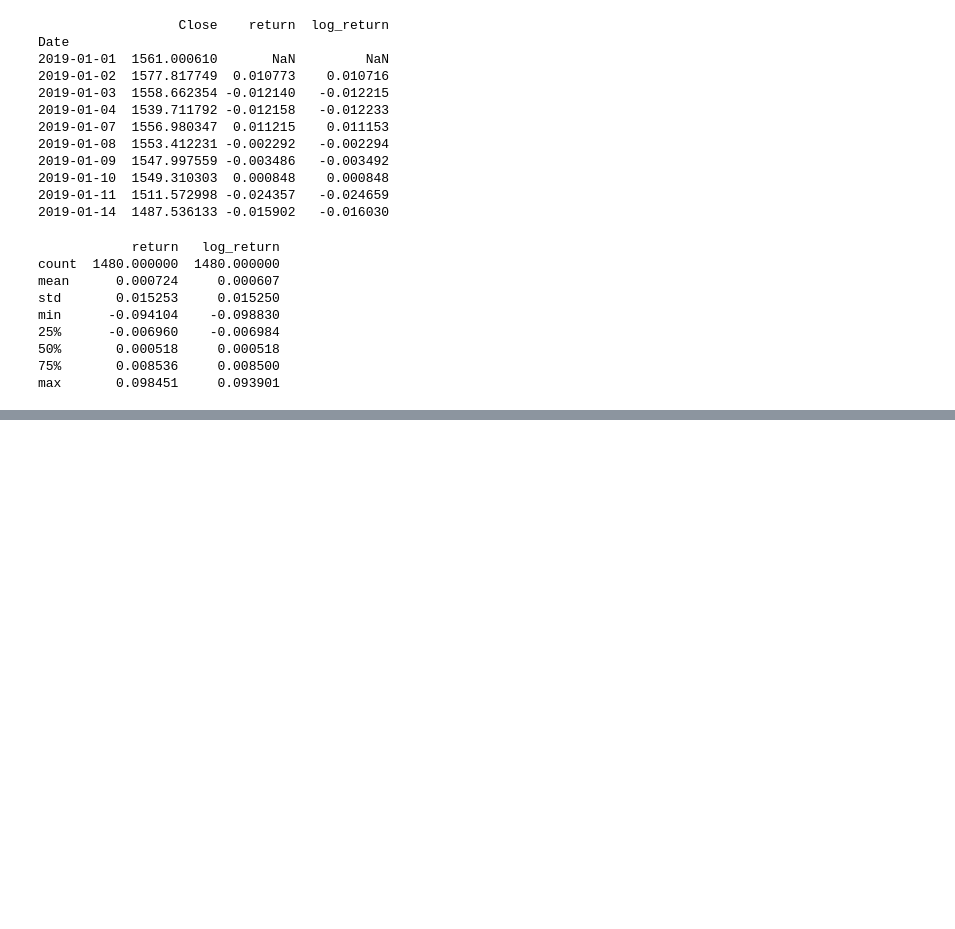
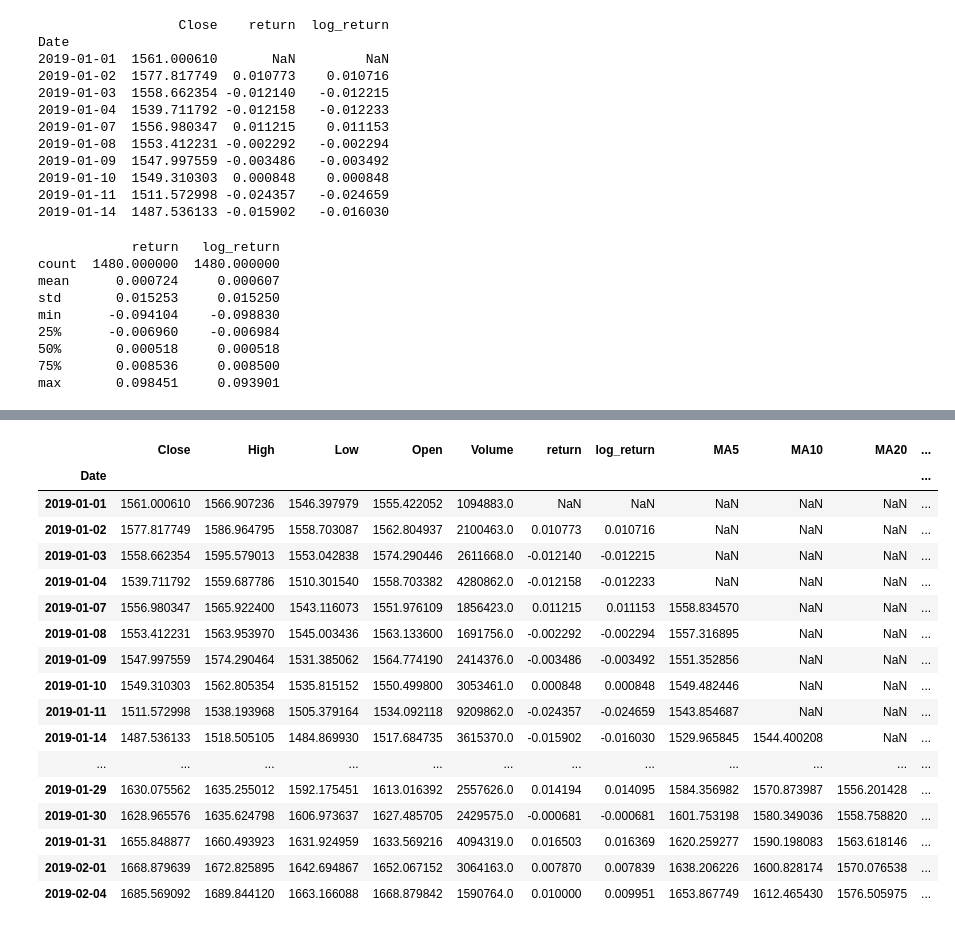
Before and after one commit to adityab-tech/Prism, a Jupyter notebook: W2_Prism.ipynb, the cells around one changed output, grey strips where cells are left out. Saved outputs shown, nothing was run; the diff lists cells and outputs as text; code cells hidden in the pictures; blank space fills up the shorter version.

```diff
--- a/W2_Prism.ipynb
+++ b/W2_Prism.ipynb
@@ -164,0 +292,21 @@ max       0.098451     0.093901
+# %%
+df.head(25)
+# %% [output]
+|  | Close | High | Low | Open | Volume | return | log_return | MA5 | MA10 | MA20 | ... |
+| Date |  |  |  |  |  |  |  |  |  |  | ... |
+| 2019-01-01 | 1561.000610 | 1566.907236 | 1546.397979 | 1555.422052 | 1094883.0 | NaN | NaN | NaN | NaN | NaN | ... |
+| 2019-01-02 | 1577.817749 | 1586.964795 | 1558.703087 | 1562.804937 | 2100463.0 | 0.010773 | 0.010716 | NaN | NaN | NaN | ... |
+| 2019-01-03 | 1558.662354 | 1595.579013 | 1553.042838 | 1574.290446 | 2611668.0 | -0.012140 | -0.012215 | NaN | NaN | NaN | ... |
+| 2019-01-04 | 1539.711792 | 1559.687786 | 1510.301540 | 1558.703382 | 4280862.0 | -0.012158 | -0.012233 | NaN | NaN | NaN | ... |
+| 2019-01-07 | 1556.980347 | 1565.922400 | 1543.116073 | 1551.976109 | 1856423.0 | 0.011215 | 0.011153 | 1558.834570 | NaN | NaN | ... |
+| 2019-01-08 | 1553.412231 | 1563.953970 | 1545.003436 | 1563.133600 | 1691756.0 | -0.002292 | -0.002294 | 1557.316895 | NaN | NaN | ... |
+| 2019-01-09 | 1547.997559 | 1574.290464 | 1531.385062 | 1564.774190 | 2414376.0 | -0.003486 | -0.003492 | 1551.352856 | NaN | NaN | ... |
+| 2019-01-10 | 1549.310303 | 1562.805354 | 1535.815152 | 1550.499800 | 3053461.0 | 0.000848 | 0.000848 | 1549.482446 | NaN | NaN | ... |
+| 2019-01-11 | 1511.572998 | 1538.193968 | 1505.379164 | 1534.092118 | 9209862.0 | -0.024357 | -0.024659 | 1543.854687 | NaN | NaN | ... |
+| 2019-01-14 | 1487.536133 | 1518.505105 | 1484.869930 | 1517.684735 | 3615370.0 | -0.015902 | -0.016030 | 1529.965845 | 1544.400208 | NaN | ... |
+| ... | ... | ... | ... | ... | ... | ... | ... | ... | ... | ... | ... |
+| 2019-01-29 | 1630.075562 | 1635.255012 | 1592.175451 | 1613.016392 | 2557626.0 | 0.014194 | 0.014095 | 1584.356982 | 1570.873987 | 1556.201428 | ... |
+| 2019-01-30 | 1628.965576 | 1635.624798 | 1606.973637 | 1627.485705 | 2429575.0 | -0.000681 | -0.000681 | 1601.753198 | 1580.349036 | 1558.758820 | ... |
+| 2019-01-31 | 1655.848877 | 1660.493923 | 1631.924959 | 1633.569216 | 4094319.0 | 0.016503 | 0.016369 | 1620.259277 | 1590.198083 | 1563.618146 | ... |
+| 2019-02-01 | 1668.879639 | 1672.825895 | 1642.694867 | 1652.067152 | 3064163.0 | 0.007870 | 0.007839 | 1638.206226 | 1600.828174 | 1570.076538 | ... |
+| 2019-02-04 | 1685.569092 | 1689.844120 | 1663.166088 | 1668.879842 | 1590764.0 | 0.010000 | 0.009951 | 1653.867749 | 1612.465430 | 1576.505975 | ... |
```
Also changed, not shown: parts of 8 cells of this notebook.
